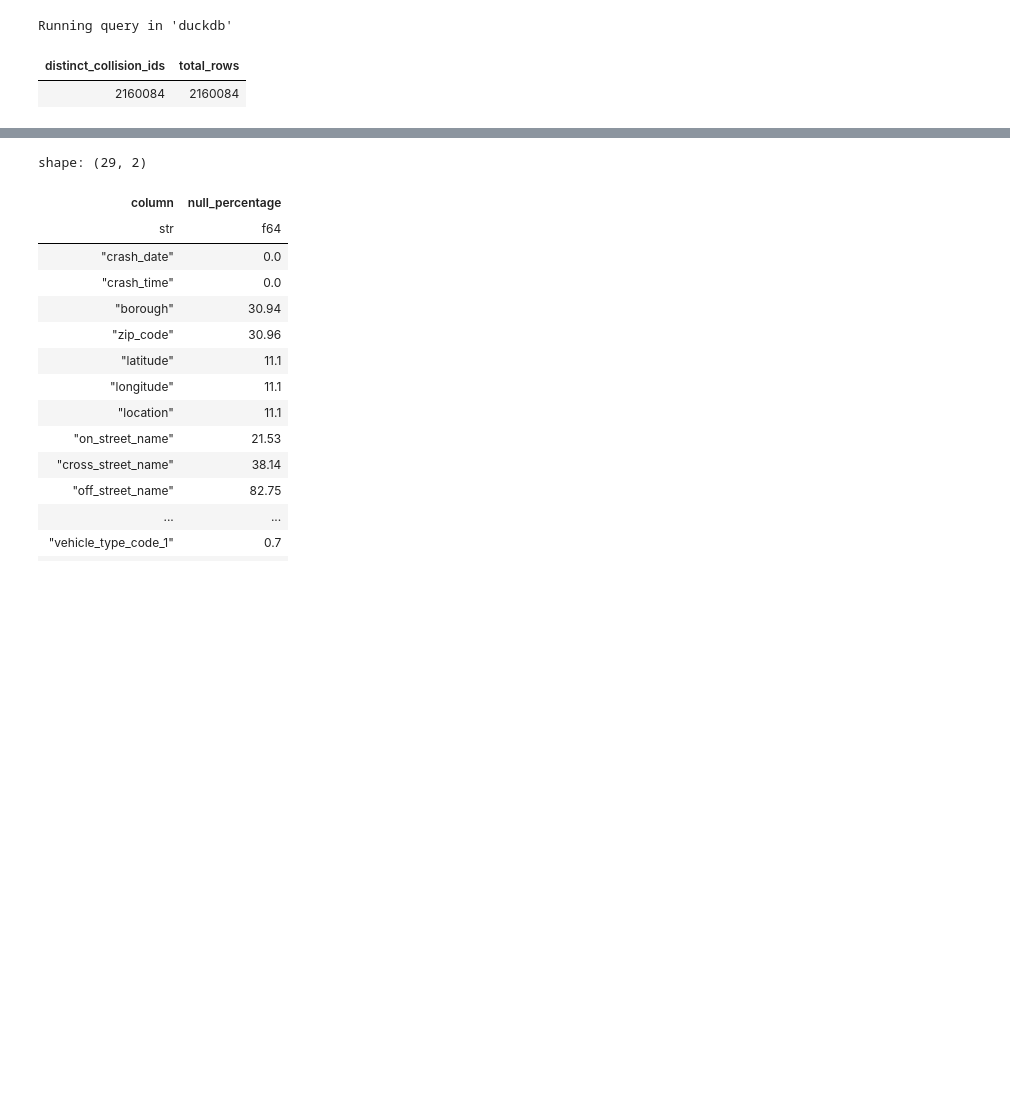
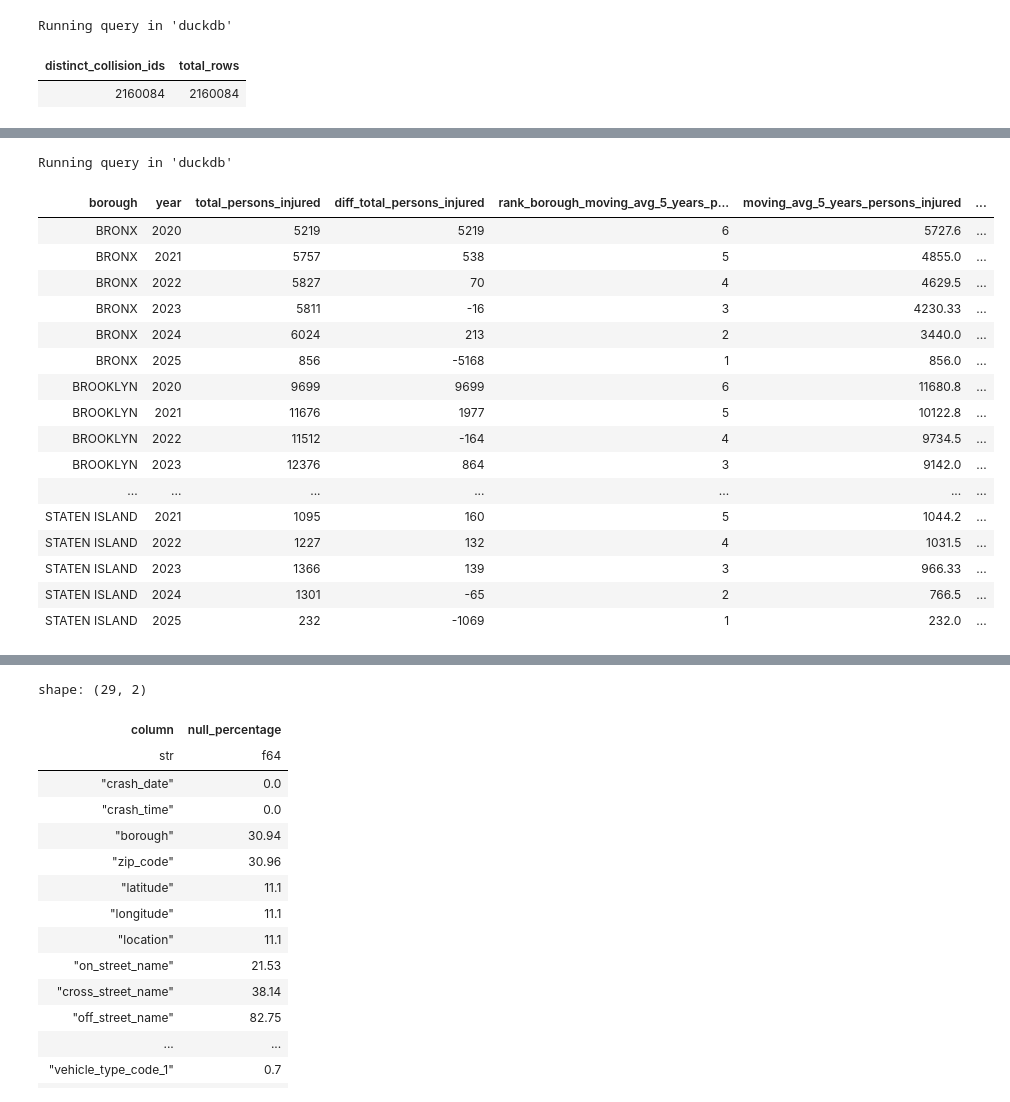
Before and after one commit to chrispaynes/OSDSC-Portfolio, a Jupyter notebook: data_analysis/nyc_vehicle_crashes/main.ipynb, the cells around one changed output, grey strips where cells are left out. Saved outputs shown, nothing was run; the diff lists cells and outputs as text; code cells hidden in the pictures; blank space fills up the shorter version.

```diff
--- a/data_analysis/nyc_vehicle_crashes/main.ipynb
+++ b/data_analysis/nyc_vehicle_crashes/main.ipynb
@@ -165,0 +448,56 @@ Running query in 'duckdb'
+# %%
+%%sql
+-- last 5 years of data on the number of persons injured and killed by borough
+WITH borough_stats as (
+    SELECT
+        borough,
+        YEAR(crash_date) as year,
+        SUM(number_of_persons_injured) as total_persons_injured,
+        SUM(number_of_persons_killed) as total_persons_killed,
+        SUM(number_of_pedestrians_injured) as total_pedestrians_injured,
+        SUM(number_of_pedestrians_killed) as total_pedestrians_killed,
+        SUM(number_of_cyclist_injured) as total_cyclist_injured,
+        SUM(number_of_cyclist_killed) as total_cyclist_killed,
+        SUM(number_of_motorist_injured) as total_motorist_injured,
+        SUM(number_of_motorist_killed) as total_motorist_killed,
+    FROM crashes
+    GROUP BY borough, year
+)
+SELECT
+    borough,
+    year,
+    total_persons_injured,
+    total_persons_injured - LAG(total_persons_injured, 1, 0) OVER (PARTITION BY borough ORDER BY year asc) as diff_total_persons_injured,
+
+    RANK() OVER (PARTITION BY borough ORDER BY year desc ROWS BETWEEN 4 PRECEDING AND CURRENT ROW) as rank_borough_moving_avg_5_years_persons_injured,
+    ROUND(AVG(total_persons_injured) OVER (PARTITION BY borough ORDER BY year desc ROWS BETWEEN 4 PRECEDING AND CURRENT ROW), 2) as moving_avg_5_years_persons_injured,
+
+    total_persons_killed,
+    total_persons_killed - LAG(total_persons_killed, 1, 0) OVER (PARTITION BY borough ORDER BY year asc) as diff_total_persons_killed,
+
+    RANK() OVER (PARTITION BY borough ORDER BY total_persons_killed desc) as rank_borough_moving_avg_5_years_persons_killed,
+    ROUND(AVG(total_persons_killed) OVER (PARTITION BY borough ORDER BY year desc ROWS BETWEEN 4 PRECEDING AND CURRENT ROW), 2) as moving_avg_5_years_persons_killed,
+FROM borough_stats
+WHERE
+    year >= 2020
+    AND borough is not null
+ORDER BY borough, year
+# %% [output]
+Running query in 'duckdb'
+| borough | year | total_persons_injured | diff_total_persons_injured | rank_borough_moving_avg_5_years_p... | moving_avg_5_years_persons_injured | ... |
+| BRONX | 2020 | 5219 | 5219 | 6 | 5727.6 | ... |
+| BRONX | 2021 | 5757 | 538 | 5 | 4855.0 | ... |
+| BRONX | 2022 | 5827 | 70 | 4 | 4629.5 | ... |
+| BRONX | 2023 | 5811 | -16 | 3 | 4230.33 | ... |
+| BRONX | 2024 | 6024 | 213 | 2 | 3440.0 | ... |
+| BRONX | 2025 | 856 | -5168 | 1 | 856.0 | ... |
+| BROOKLYN | 2020 | 9699 | 9699 | 6 | 11680.8 | ... |
+| BROOKLYN | 2021 | 11676 | 1977 | 5 | 10122.8 | ... |
+| BROOKLYN | 2022 | 11512 | -164 | 4 | 9734.5 | ... |
+| BROOKLYN | 2023 | 12376 | 864 | 3 | 9142.0 | ... |
+| ... | ... | ... | ... | ... | ... | ... |
+| STATEN ISLAND | 2021 | 1095 | 160 | 5 | 1044.2 | ... |
+| STATEN ISLAND | 2022 | 1227 | 132 | 4 | 1031.5 | ... |
+| STATEN ISLAND | 2023 | 1366 | 139 | 3 | 966.33 | ... |
+| STATEN ISLAND | 2024 | 1301 | -65 | 2 | 766.5 | ... |
+| STATEN ISLAND | 2025 | 232 | -1069 | 1 | 232.0 | ... |
```
Also changed, not shown: parts of 17 cells of this notebook.
